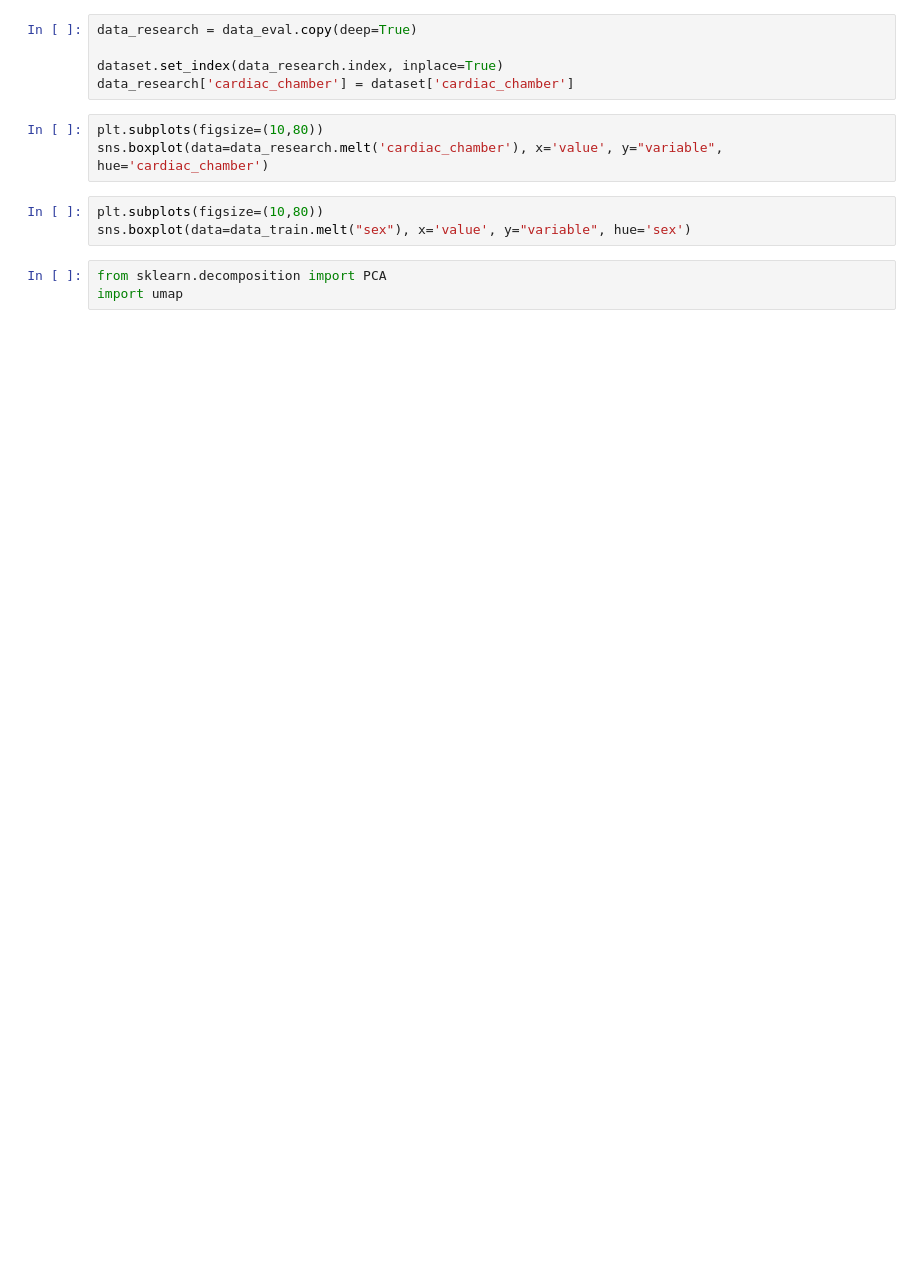
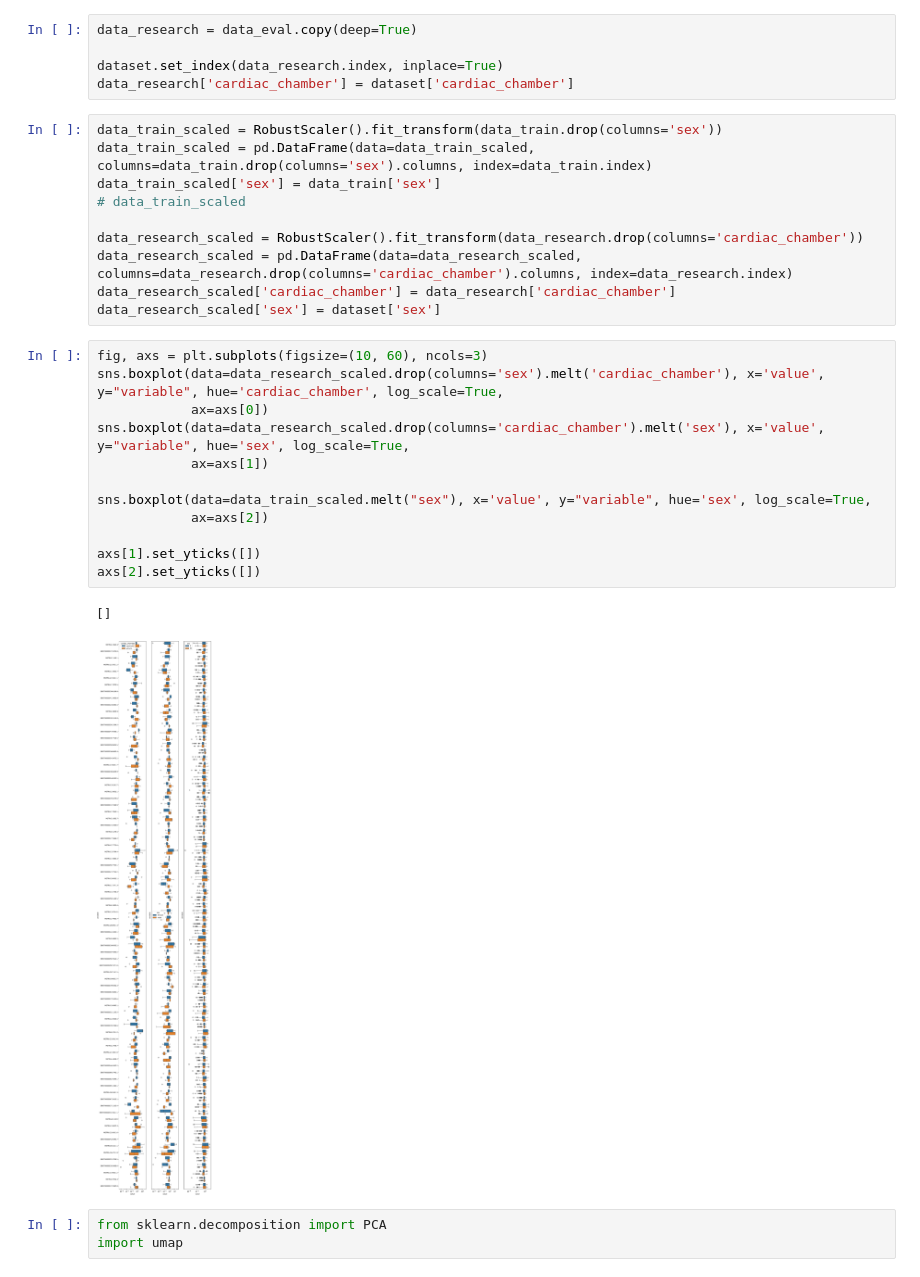
Before and after one commit to zodelheim/sea-infer-rna-seq, a Jupyter notebook: notebooks/checkHeartSexPredictionsChambersCorrelation.ipynb, the cells around one changed output. Drawn from its saved outputs; the diff is of its cells as text; blank space fills up the shorter version.

```diff
--- a/notebooks/checkHeartSexPredictionsChambersCorrelation.ipynb
+++ b/notebooks/checkHeartSexPredictionsChambersCorrelation.ipynb
@@ -248,12 +248,31 @@ data_research = data_eval.copy(deep=True)
 
 dataset.set_index(data_research.index, inplace=True)
 data_research['cardiac_chamber'] = dataset['cardiac_chamber']
-# %%
-plt.subplots(figsize=(10,80))
-sns.boxplot(data=data_research.melt('cardiac_chamber'), x='value', y="variable", hue='cardiac_chamber')
-# %%
-plt.subplots(figsize=(10,80))
-sns.boxplot(data=data_train.melt("sex"), x='value', y="variable", hue='sex')
+# %%
+data_train_scaled = RobustScaler().fit_transform(data_train.drop(columns='sex'))
+data_train_scaled = pd.DataFrame(data=data_train_scaled, columns=data_train.drop(columns='sex').columns, index=data_train.index)
+data_train_scaled['sex'] = data_train['sex']
+# data_train_scaled
+
+data_research_scaled = RobustScaler().fit_transform(data_research.drop(columns='cardiac_chamber'))
+data_research_scaled = pd.DataFrame(data=data_research_scaled, columns=data_research.drop(columns='cardiac_chamber').columns, index=data_research.index)
+data_research_scaled['cardiac_chamber'] = data_research['cardiac_chamber']
+data_research_scaled['sex'] = dataset['sex']
+# %%
+fig, axs = plt.subplots(figsize=(10, 60), ncols=3)
+sns.boxplot(data=data_research_scaled.drop(columns='sex').melt('cardiac_chamber'), x='value', y="variable", hue='cardiac_chamber', log_scale=True,
+            ax=axs[0])
+sns.boxplot(data=data_research_scaled.drop(columns='cardiac_chamber').melt('sex'), x='value', y="variable", hue='sex', log_scale=True,
+            ax=axs[1])
+
+sns.boxplot(data=data_train_scaled.melt("sex"), x='value', y="variable", hue='sex', log_scale=True,
+            ax=axs[2])
+
+axs[1].set_yticks([])
+axs[2].set_yticks([])
+# %% [output]
+[]
+[figure, added]
 # %%
 from sklearn.decomposition import PCA
 import umap
```
Also changed, not shown: parts of 10 cells of this notebook.
